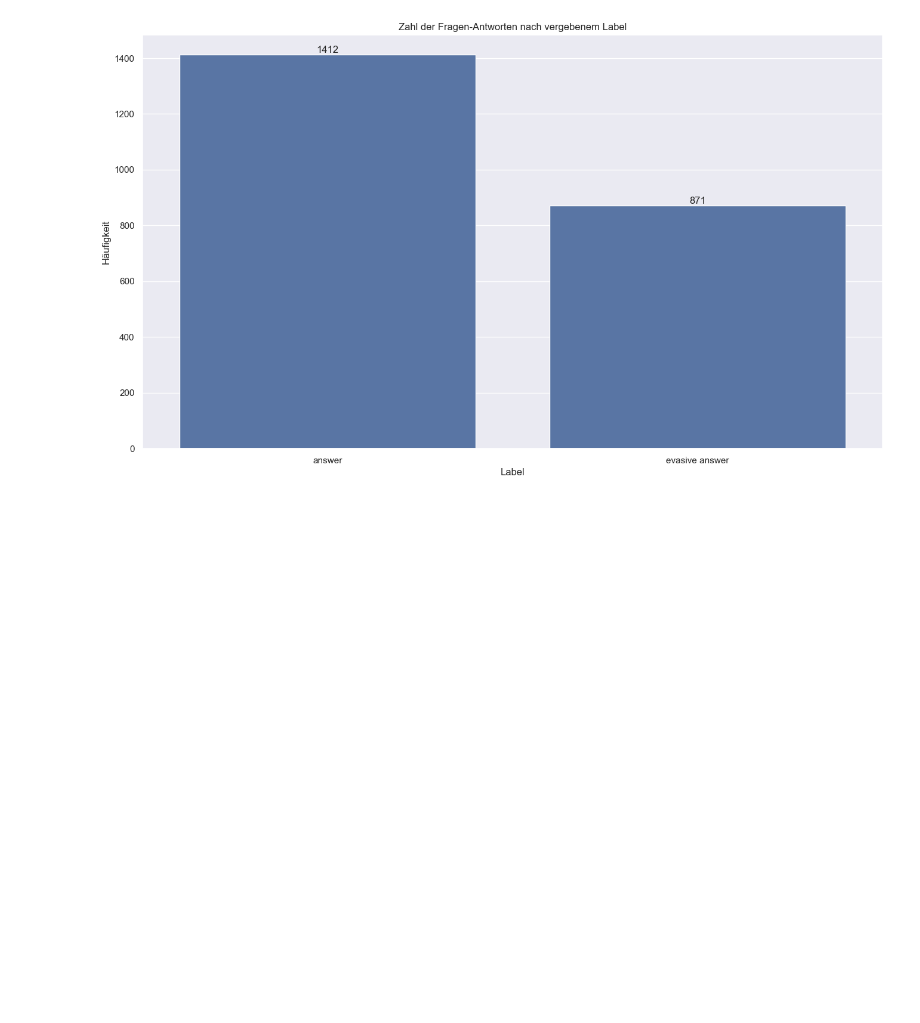
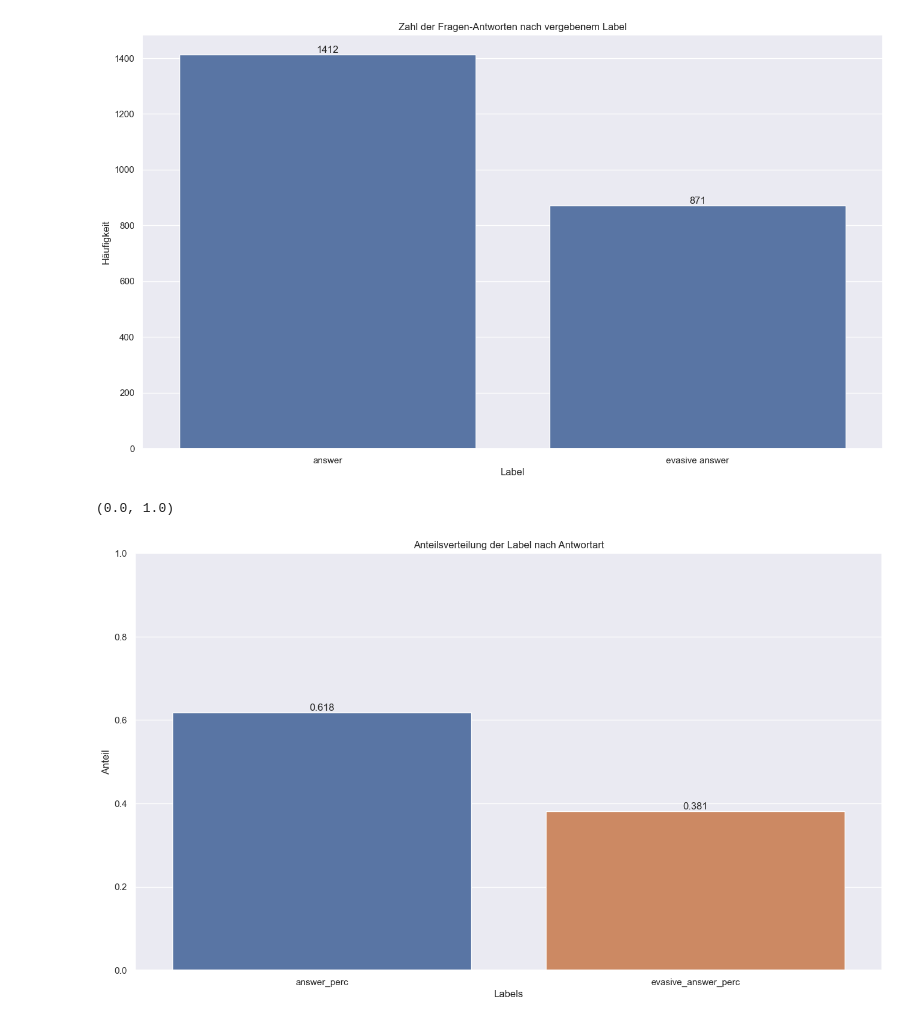
Before and after one commit to dariom25/automatisierte_antwortanalyse_von_abgeordneten, a Jupyter notebook: exploratory_data_analysis.ipynb, the cells around one changed output. Cells and saved outputs as stored; diff of their text form; code cells hidden in the pictures; blank space fills up the shorter version.

```diff
--- a/exploratory_data_analysis.ipynb
+++ b/exploratory_data_analysis.ipynb
@@ -508,3 +506,29 @@ plt.title("Zahl der Fragen-Antworten nach vergebenem Label")
 plt.show()
 # %% [output]
 [figure]
+# %%
+df_data_perc = pd.DataFrame({"total" : [sample["answer"].count()]})
+df_data_perc["answer"] = len(sample[sample["answer_encoded"] == "answer"])
+df_data_perc["evasive_answer"] = len(sample[sample["answer_encoded"] == "evasive answer"])
+df_data_perc["total_perc"] = 1
+df_data_perc["answer_perc"] = df_data_perc["answer"]/df_data_perc["total"]
+df_data_perc["evasive_answer_perc"] = df_data_perc["evasive_answer"]/df_data_perc["total"]
+
+
+sns.set_theme()
+plt.figure(figsize=(16,9))
+ax = sns.barplot(
+    data=df_data_perc[["answer_perc", "evasive_answer_perc"]].round(decimals=3)
+)
+
+for i in ax.containers:
+    ax.bar_label(i)
+
+plt.xlabel("Labels")
+plt.ylabel("Anteil")
+plt.title("Anteilsverteilung der Label nach Antwortart")
+
+plt.ylim(0,1)
+# %% [output]
+(0.0, 1.0)
+[figure, added]
```
Also changed, not shown: parts of 1 cell of this notebook, 1 other file.
